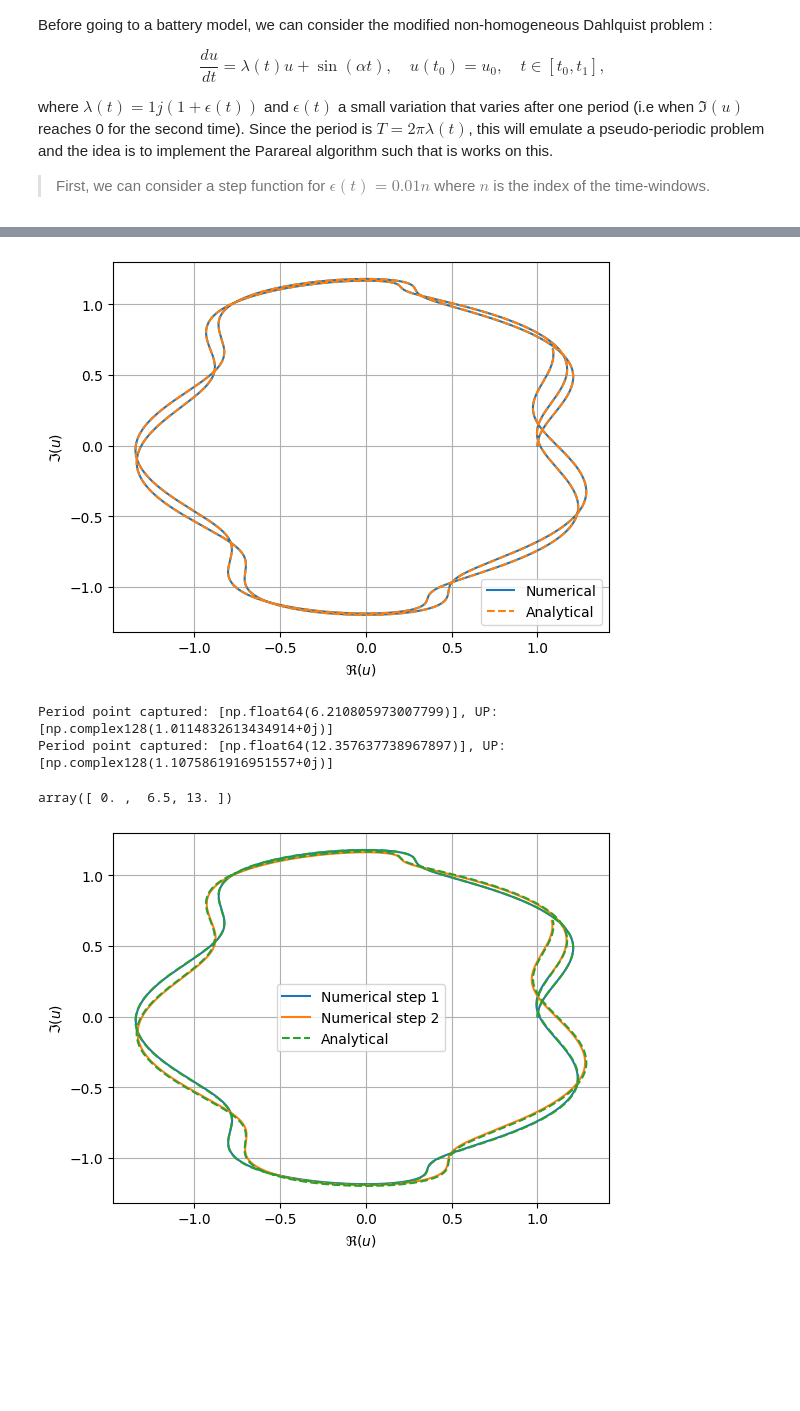
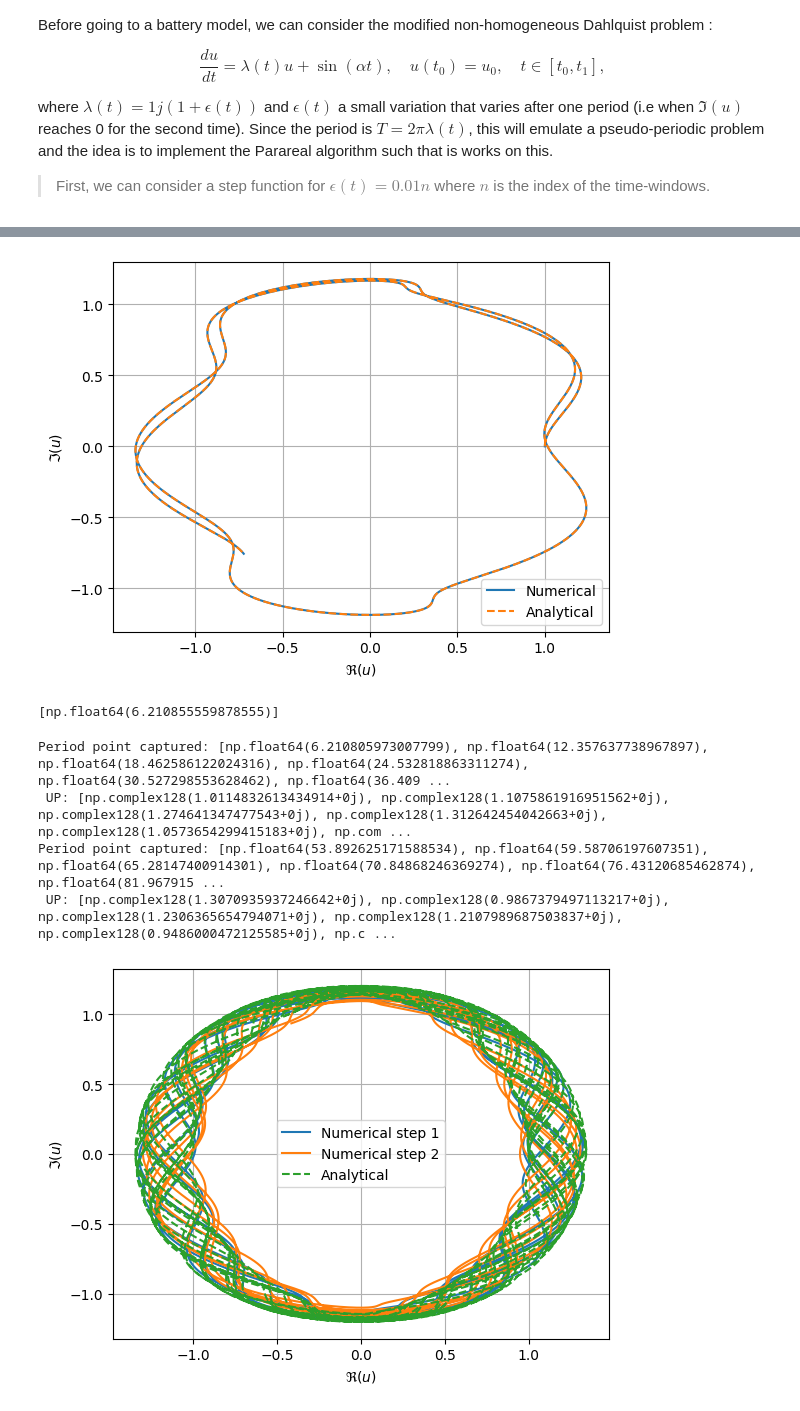
Before and after one commit to github-mathe/PinT-LIB, a Jupyter notebook: scripts/notebooks/dahlquist.ipynb, the cells around one changed output, grey strips where cells are left out. Saved outputs shown, nothing was run; the diff lists cells and outputs as text; code cells hidden in the pictures; blank space fills up the shorter version.

Commit message:
rewriting into .py scripts, add new plots

```diff
--- a/scripts/notebooks/dahlquist.ipynb
+++ b/scripts/notebooks/dahlquist.ipynb
@@ -328,7 +330,7 @@ def analytical_one_step(u0, t0, t1, lam):
     return u
 
 # Analytical solution until period N
-def analytical_all(u0, t0, dt, N):
+def analytical_all(u0, t0, dt, N, plot_sol=False):
     u = [u0]
     nP = 1
     occ = 0
@@ -344,16 +346,28 @@ def analytical_all(u0, t0, dt, N):
         u.append(u_next)
         occ += u[-1].imag*u[-2].imag < 0 # check for sign change in the imaginary part
         if occ == 2: # we completed a full period
-            tP = linInterp(u[-2].imag, u[-1].imag,t[-2], t[-1], 0)
-            uP_real = linInterp(t[-2], t[-1], u[-2].real, u[-1].real, tP)
-            tP_new = np.interp(0, [u[-2].imag, u[-1].imag], [t[-2], t[-1]])
+           # tP = linInterp(u[-2].imag, u[-1].imag,t[-2], t[-1], 0)
+            tP = np.interp(0, [u[-2].imag, u[-1].imag], [t[-2], t[-1]])
+            uP_real = np.interp(tP, [t[-2], t[-1]], [u[-2], u[-1]])
             TP[nP-1] = tP  # insert tP in the correct position to maintain sorted order
             UP[nP-1] = uP_real + 0j
             t.insert(-1, tP)
             u.insert(-1, uP_real + 0j)
             nP += 1
             occ = 0
-    return np.squeeze(t),np.squeeze(u), TP, UP
+    t = np.squeeze(t)
+    u = np.squeeze(u)
+    if plot_sol:
+        plt.figure()
+        plt.plot(u.real, u.imag, label="Analytical solution")
+        plt.plot(UP.real, UP.imag, "x", label="Period points")
+        plt.legend(), plt.xlabel(r"$\Re(u)$"), plt.ylabel(r"$\Im(u)$"), plt.grid();
+        plt.figure()
+        plt.plot(t, u.real, label=r"$\Re(u)$")
+        plt.plot(t, u.imag, label=r"$\np.squeeze(t),np.squeeze(u)Im(u)$")
+        plt.plot(TP, UP.real, "x", label="Period points")
+        plt.legend(), plt.xlabel("time"), plt.ylabel("solution"), plt.grid();
+    return t, u, TP, UP
 # %%
 dt = 0.01
 N = 2
@@ -560,6 +577,7 @@ def analyticalDahlquist(u0, t0, t1, dt, pStart):
         occ += u[i].imag*u[i-1].imag < 0 # check for sign change in the imaginary part
         if occ == 2: # check for sign change in the imaginary part
             tp = linInterp(u[i-1].imag, u[i].imag, tt[i-1], tt[i], 0)
+
             up_real = linInterp(tt[i-1], tt[i], u[i-1].real, u[i].real, tp)
             UP.append(up_real + 0j)
             TP.append(tp)
@@ -582,6 +600,7 @@ def timeStepperDahlquist(u0, t0, t1, dt, pStart,occ=0):
         occ += u[i].imag*u[i-1].imag < 0 # check for sign change in the imaginary part
         if occ == 2: # we completed a full period
             tp = linInterp(u[i-1].imag, u[i].imag, tt[i-1], tt[i], 0)
+            tP = np.interp(0, [u[-2].imag, u[-1].imag], [tt[-2], tt[-1]])
             up_real = linInterp(tt[i-1], tt[i], u[i-1].real, u[i].real, tp)
             UP.append(up_real + 0j)
             TP.append(tp)
@@ -590,8 +609,8 @@ def timeStepperDahlquist(u0, t0, t1, dt, pStart,occ=0):
     return tt, u, TP, UP, occ, N
 
 t0, u0 = 0, 1+0j
-t1 = 13
-dt = 0.0001
+t1 = 10
+dt = 0.001
 pStart = 1
 tNum1, uNum1, TPNum1, UPNum1, occNum1, NNum1 = timeStepperDahlquist(u0, t0, t1, dt, pStart ,0)
 tTh, uTh, TPTh, UPTh = analyticalDahlquist(u0, t0, t1, dt, pStart)
@@ -600,29 +619,33 @@ plt.plot(uNum1.real, uNum1.imag, label="Numerical")
 plt.plot(uTh.real, uTh.imag, "--", label="Analytical")
 plt.legend(), plt.xlabel(r"$\Re(u)$"), plt.ylabel(r"$\Im(u)$"), plt.grid();
 # %% [output]
-[figure, old version]
+[figure, new version]
+# %%
+TPTh
+# %% [output]
+[np.float64(6.210855559878555)]
 # %%
 t0, u0 = 0, 1+0j
-t1 = 13
+t1 = 100
 dt = 1
 tt = np.linspace(t0, t1, 3)
 occ = 0
 p=1
 for i in range(1,len(tt)):
     tNum1, uNum1, TPNum1, UPNum1, occNum1, NNum1 = timeStepperDahlquist(u0, tt[i-1], tt[i], 0.001, p ,occ)
     occ = occNum1
     p = NNum1
     u0 = uNum1[-1]
     plt.plot(uNum1.real, uNum1.imag, label=f"Numerical step {i}")
-    print(f"Period point captured: {TPNum1}, UP: {UPNum1}")
+    print(f"Period point captured: {TPNum1},\n UP: {UPNum1}")
 plt.plot(uTh.real, uTh.imag, "--", label="Analytical")
 plt.legend(), plt.xlabel(r"$\Re(u)$"), plt.ylabel(r"$\Im(u)$"), plt.grid();
-tt
 # %% [output]
-Period point captured: [np.float64(6.210805973007799)], UP: [np.complex128(1.0114832613434914+0j)]
-Period point captured: [np.float64(12.357637738967897)], UP: [np.complex128(1.1075861916951557+0j)]
+Period point captured: [np.float64(6.210805973007799), np.float64(12.357637738967897), np.float64(18.462586122024316), np.float64(24.532818863311274), np.float64(30.527298553628462), np.float64(36.409 ...
+ UP: [np.complex128(1.0114832613434914+0j), np.complex128(1.1075861916951562+0j), np.complex128(1.274641347477543+0j), np.complex128(1.312642454042663+0j), np.complex128(1.0573654299415183+0j), np.com ...
+Period point captured: [np.float64(53.892625171588534), np.float64(59.58706197607351), np.float64(65.28147400914301), np.float64(70.84868246369274), np.float64(76.43120685462874), np.float64(81.967915 ...
+ UP: [np.complex128(1.3070935937246642+0j), np.complex128(0.9867379497113217+0j), np.complex128(1.2306365654794071+0j), np.complex128(1.2107989687503837+0j), np.complex128(0.9486000472125585+0j), np.c ...
-array([ 0. ,  6.5, 13. ])
-[figure, old version]
+[figure, new version]
 # %%
 dtVals =  1./(10**np.arange(1,4))
 errors = np.zeros_like(dtVals)
```
Also changed, not shown: parts of 13 cells of this notebook, 3 other files.
